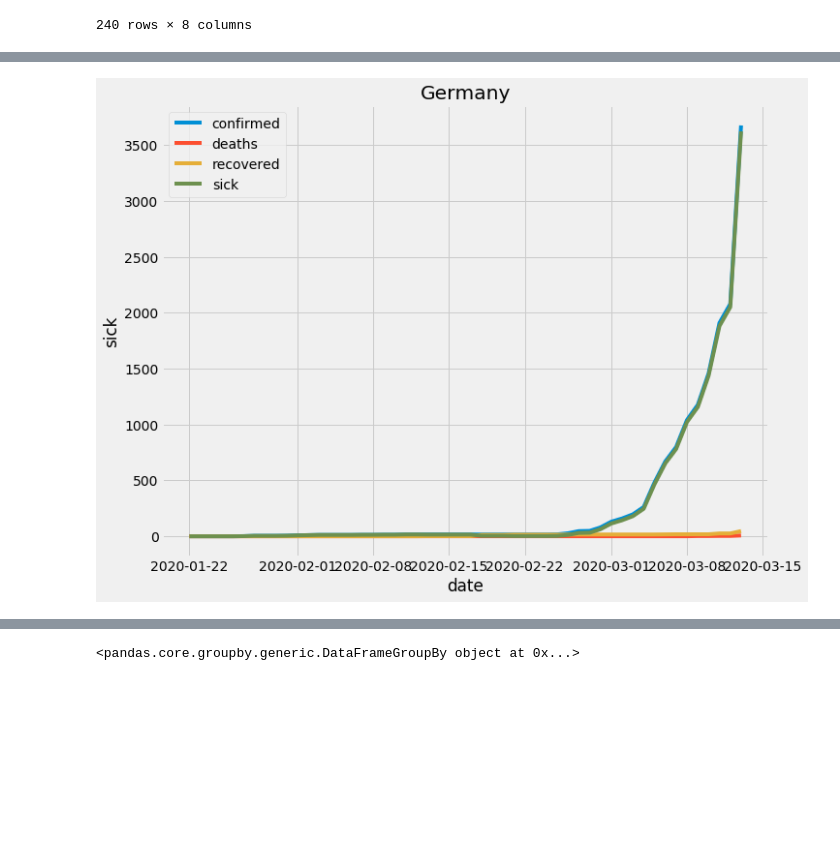
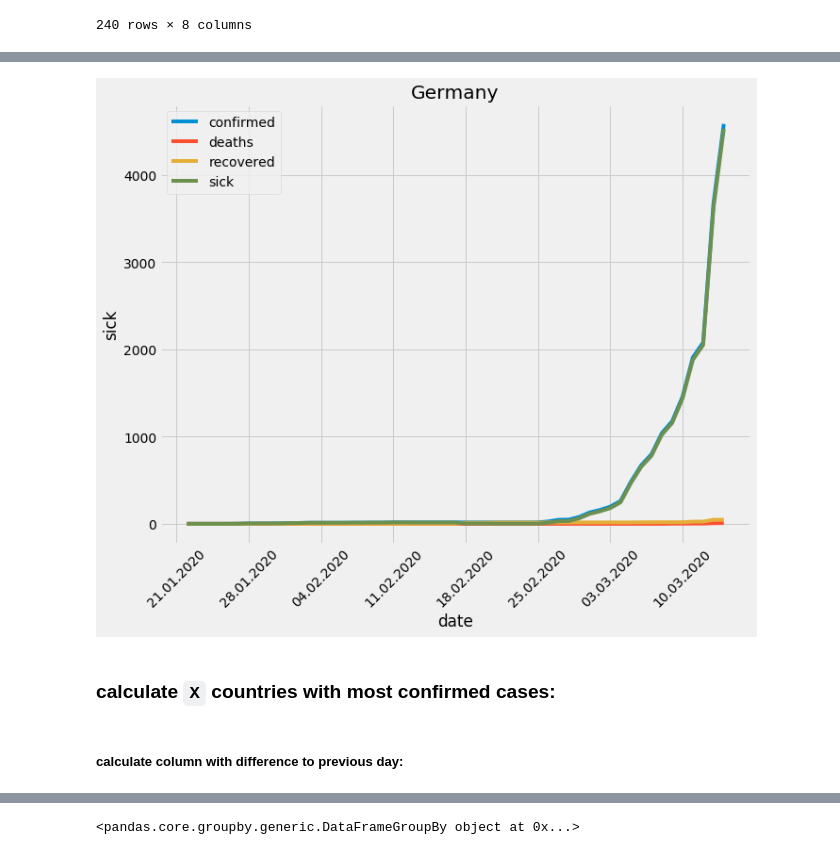
Before and after one commit to normannexo/COVID-19, a Jupyter notebook: covid19_johns_hopkins.ipynb, the cells around one changed output, grey strips where cells are left out. Cells and saved outputs as stored; diff of their text form; code cells hidden in the pictures; blank space fills up the shorter version.

```diff
--- a/covid19_johns_hopkins.ipynb
+++ b/covid19_johns_hopkins.ipynb
@@ -166,4 +183,6 @@ for ctype in ['confirmed', 'deaths', 'recovered', 'sick']:
 ax.xaxis.set_major_locator(mdates.WeekdayLocator())
 #m = mdates.WeekdayLocator()
 ax.xaxis.set_major_formatter(mdates.DateFormatter('%d.%m.%Y'))
+ax.xaxis.set_tick_params(rotation=45)
+ax.set_title('World')
 # %% [output]
@@ -171,10 +191,16 @@ ax.xaxis.set_major_formatter(mdates.DateFormatter('%d.%m.%Y'))
 # %%
 def plot_country(countrycode):
     fig = plt.figure(figsize=(10,8))
     for ctype in ['confirmed', 'deaths', 'recovered', 'sick']:
         ax = sns.lineplot(y=ctype, x='date', data=df_covid_19_pivot[df_covid_19_pivot['ISO3']==countrycode], label = ctype)
     ax.set_title(df_covid_19_pivot[df_covid_19_pivot['ISO3']==countrycode]['Country/Region'].head(1).values[0])
+    ax.xaxis.set_major_locator(mdates.WeekdayLocator())
+    #m = mdates.WeekdayLocator()
+    ax.xaxis.set_major_formatter(mdates.DateFormatter('%d.%m.%Y'))
+    ax.xaxis.set_tick_params(rotation=45)
 plot_country("DEU")
 # %% [output]
-[figure, old version]
+[figure, new version]
+# %% [markdown]
+### calculate `X` countries with most confirmed cases:
 # %%
@@ -182,4 +209,6 @@ top = list(df_covid_19_pivot.groupby('ISO3').confirmed.sum().nlargest(20).index)
 df_top = df_covid_19_pivot[df_covid_19_pivot['ISO3'].isin(top)].reset_index().drop('index', axis=1)
+# %% [markdown]
+##### calculate column with difference to previous day:
 # %%
 df_top['confirmed_diff'] = df_top.groupby('ISO3').confirmed.diff()
 df_top
```
Also changed, not shown: parts of 35 cells of this notebook, 3 other files.
